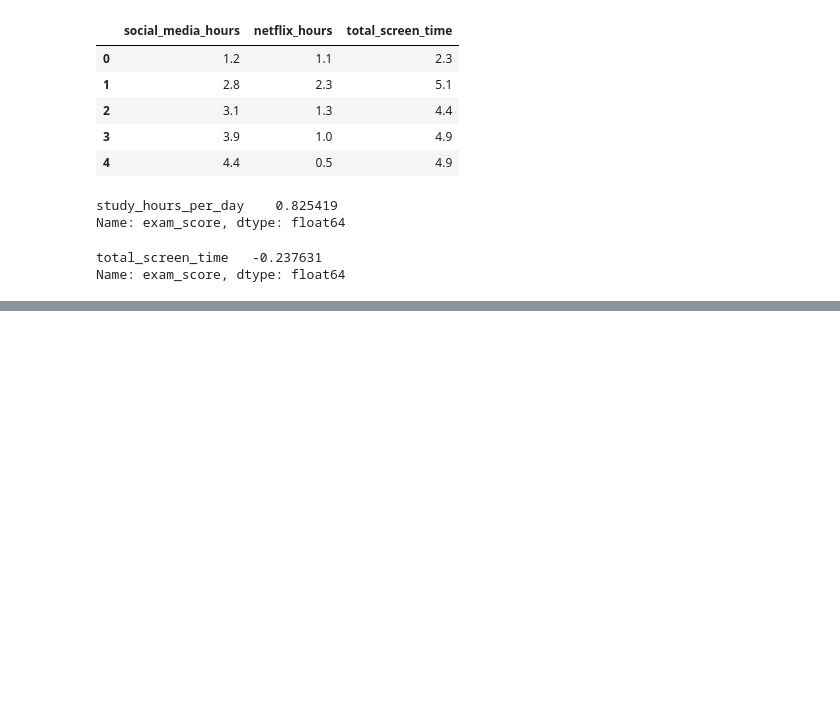
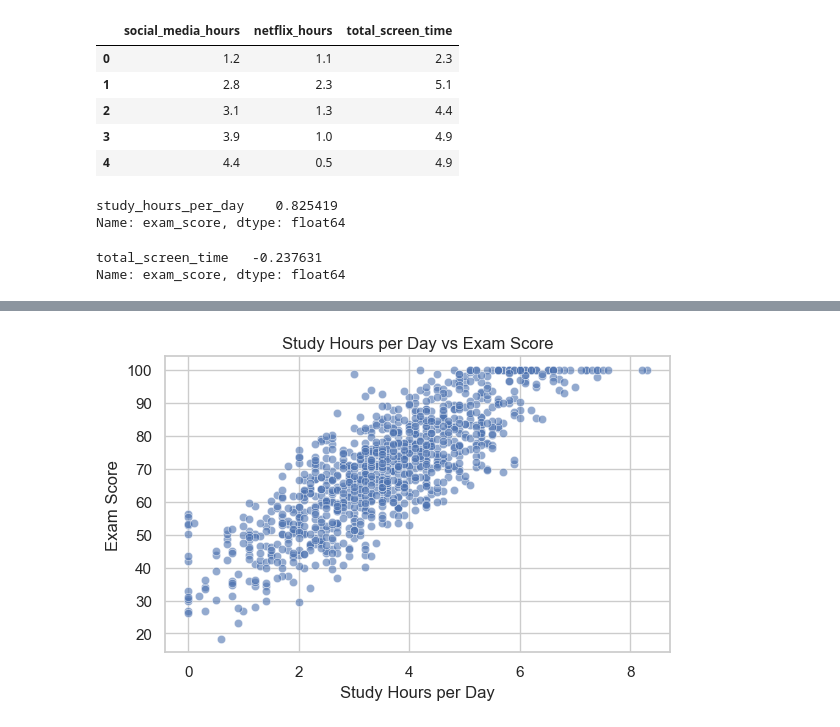
Before and after one commit to eceorenler/DM4Edu, a Jupyter notebook: main.ipynb, the cells around one changed output, grey strips where cells are left out. Cells and saved outputs as stored; diff of their text form; code cells hidden in the pictures; blank space fills up the shorter version.

```diff
--- a/main.ipynb
+++ b/main.ipynb
@@ -387,0 +446,82 @@ Name: exam_score, dtype: float64
+# %%
+import pandas as pd
+import matplotlib.pyplot as plt
+import seaborn as sns
+
+sns.set(style="whitegrid", context="notebook")
+
+
+# 1) Study hours per day vs exam_score (correlation plot)
+
+plt.figure(figsize=(6, 4))
+sns.scatterplot(data=df_fe,
+                x="study_hours_per_day",
+                y="exam_score",
+                alpha=0.6)
+plt.title("Study Hours per Day vs Exam Score")
+plt.xlabel("Study Hours per Day")
+plt.ylabel("Exam Score")
+plt.tight_layout()
+plt.show()
+
+# 2) Total screen time vs exam_score (correlation plot)
+
+plt.figure(figsize=(6, 4))
+sns.scatterplot(data=df_fe,
+                x="total_screen_time",
+                y="exam_score",
+                alpha=0.6)
+plt.title("Total Screen Time vs Exam Score")
+plt.xlabel("Total Screen Time (hours/day)")
+plt.ylabel("Exam Score")
+plt.tight_layout()
+plt.show()
+
+
+# 3) Environmental features vs exam_score (correlation plots)
+#    - part_time_job
+#    - internet_quality
+#    - parental_education_level
+
+fig, axes = plt.subplots(1, 3, figsize=(15, 4))
+
+# a) Part-time job vs exam_score
+sns.scatterplot(
+    data=df_fe,
+    x="part_time_job",
+    y="exam_score",
+    alpha=0.6,
+    ax=axes[0]
+)
+axes[0].set_title("Part-time Job vs Exam Score")
+axes[0].set_xlabel("Part-time Job (0 = No, 1 = Yes)")
+axes[0].set_ylabel("Exam Score")
+
+# b) Internet quality vs exam_score
+sns.scatterplot(
+    data=df,
+    x="internet_quality",
+    y="exam_score",
+    alpha=0.6,
+    ax=axes[1]
+)
+axes[1].set_title("Internet Quality vs Exam Score")
+axes[1].set_xlabel("Internet Quality (0=Poor,1=Avg,2=Good)")
+axes[1].set_ylabel("Exam Score")
+
+# c) Parental education vs exam_score
+sns.scatterplot(
+    data=df,
+    x="parental_education_level",
+    y="exam_score",
+    alpha=0.6,
+    ax=axes[2]
+)
+axes[2].set_title("Parental Education vs Exam Score")
+axes[2].set_xlabel("Parental Education (0–3)")
+axes[2].set_ylabel("Exam Score")
+
+plt.tight_layout()
+plt.show()
+# %% [output]
+[figure, added]
```
Also changed, not shown: parts of 27 cells of this notebook, 4 other files.
